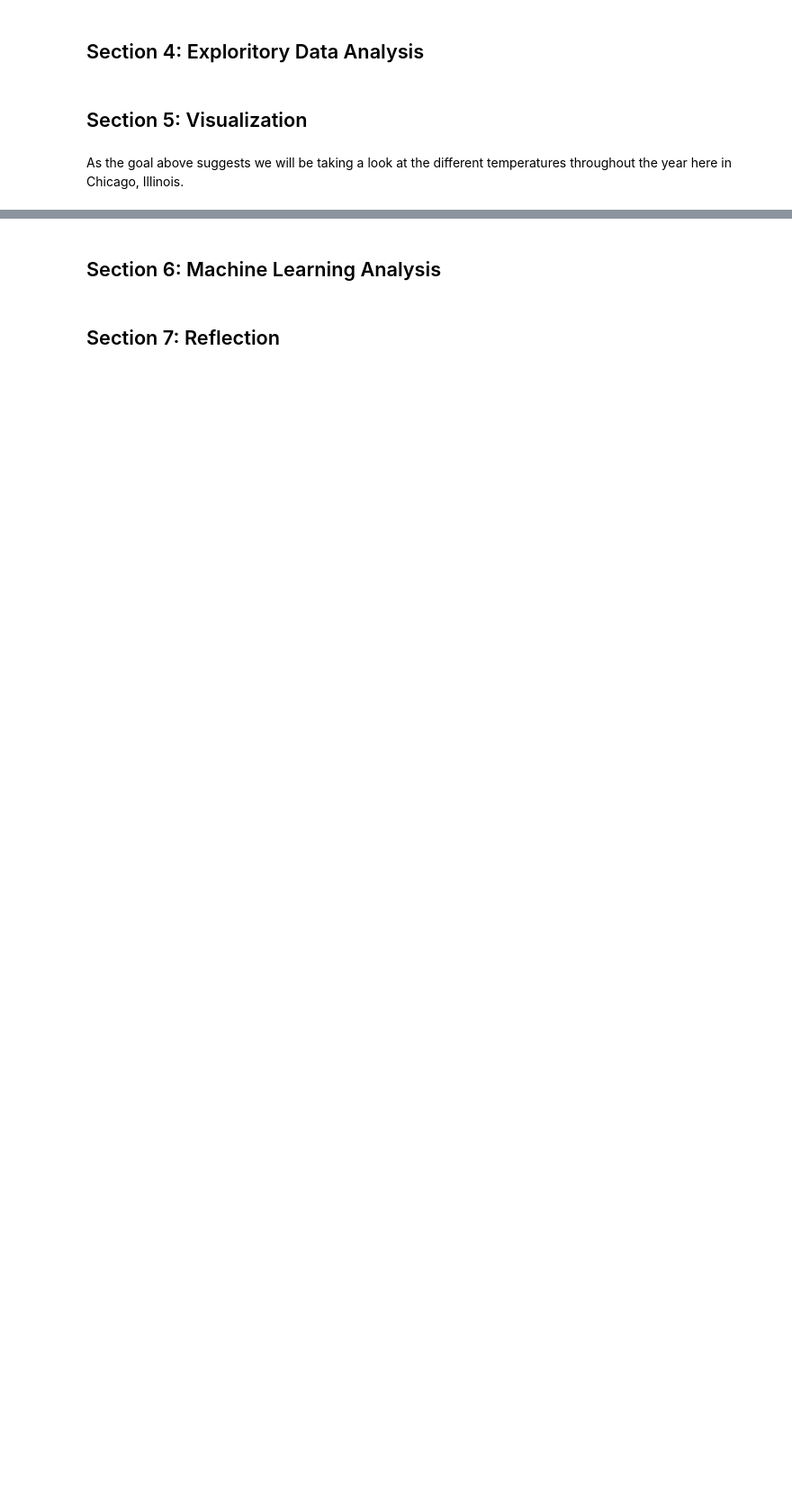
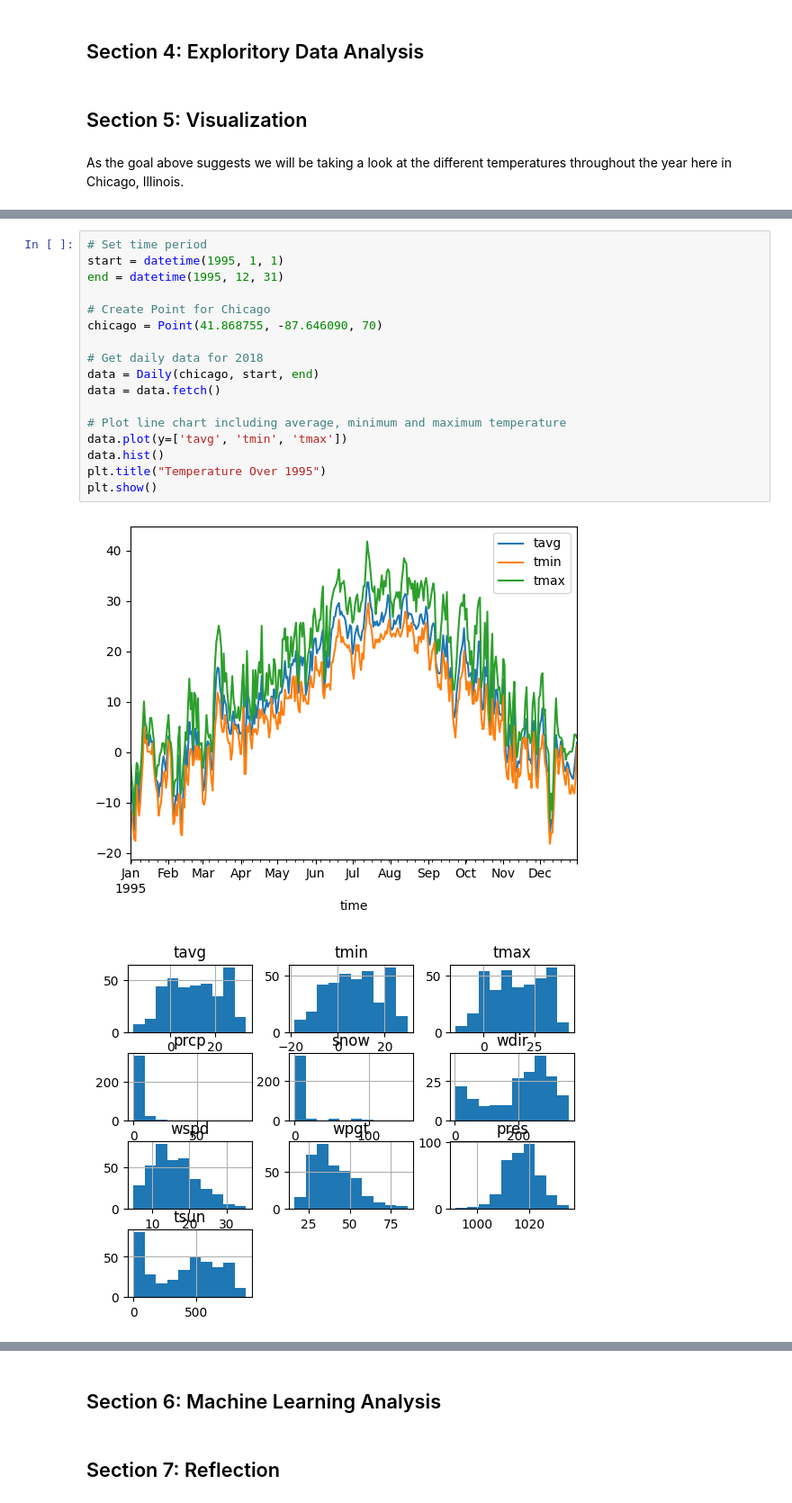
Before and after one commit to CS418/group-project-the-fast-the-curious, a Jupyter notebook: Project.ipynb, the cells around one changed output, grey strips where cells are left out. Shown at 90% size. Saved outputs shown, nothing was run; the diff lists cells and outputs as text; blank space fills up the shorter version.

```diff
--- a/Project.ipynb
+++ b/Project.ipynb
@@ -131,0 +134,20 @@ plt.show()
+# %%
+# Set time period
+start = datetime(1995, 1, 1)
+end = datetime(1995, 12, 31)
+
+# Create Point for Chicago
+chicago = Point(41.868755, -87.646090, 70)
+
+# Get daily data for 2018
+data = Daily(chicago, start, end)
+data = data.fetch()
+
+# Plot line chart including average, minimum and maximum temperature
+data.plot(y=['tavg', 'tmin', 'tmax'])
+data.hist()
+plt.title("Temperature Over 1995")
+plt.show()
+# %% [output]
+[figure, added]
+[figure, added]
```
Also changed, not shown: parts of 4 cells of this notebook.
